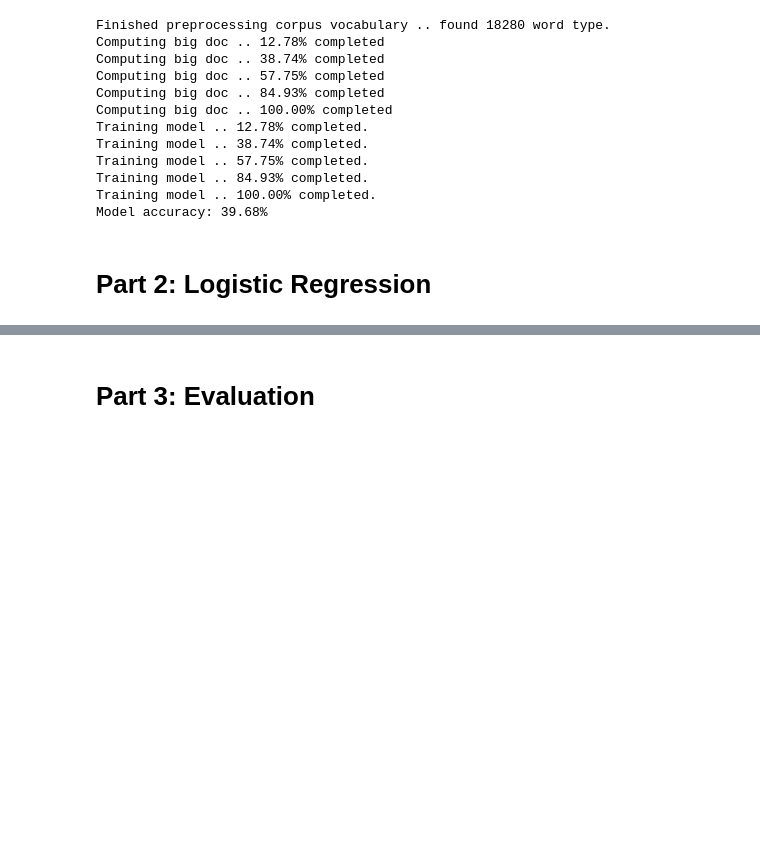
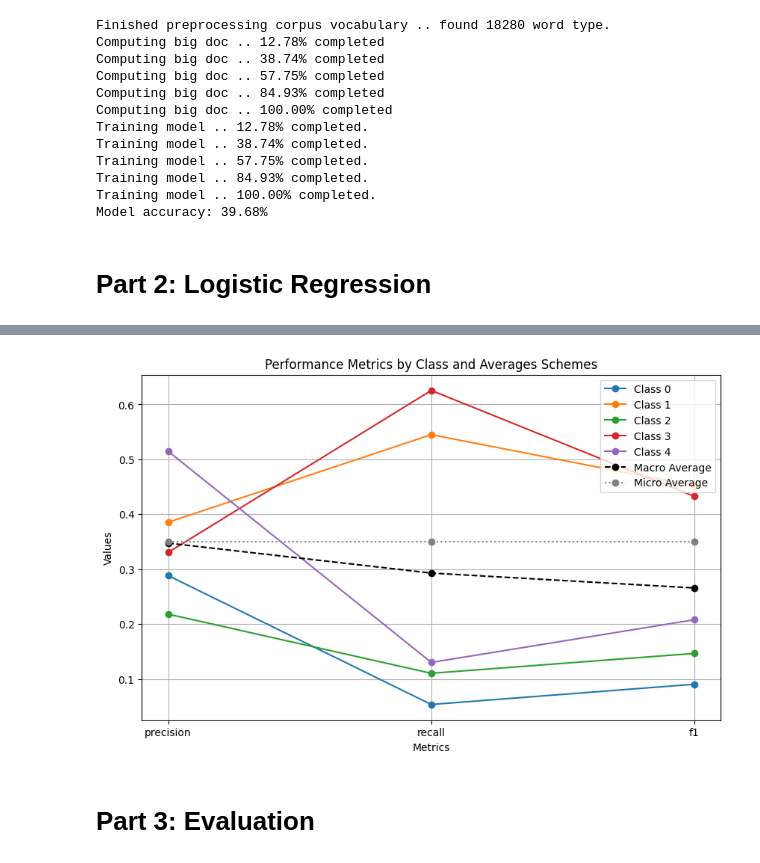
Before and after one commit to MariamAziz0/nlp-assignment1, a Jupyter notebook: src/driver_notebook.ipynb, the cells around one changed output, grey strips where cells are left out. Drawn from its saved outputs; the diff is of its cells as text; code cells hidden in the pictures; blank space fills up the shorter version.

Commit message:
Use logistic regression in the notebook

```diff
--- a/src/driver_notebook.ipynb
+++ b/src/driver_notebook.ipynb
@@ -54,0 +59,9 @@ Model accuracy: 39.68%
+# %%
+X_train = train_df[['sentence', 'tokens']].to_numpy()
+y_train = train_df['label'].to_numpy()
+
+X_validation = validation_df[['sentence', 'tokens']].to_numpy()
+y_validation = validation_df['label'].to_numpy()
+
+X_test = test_df[['sentence', 'tokens']].to_numpy()
+y_test = test_df['label'].to_numpy()
@@ -54,0 +70,3 @@ Model accuracy: 39.68%
+# %%
+logistic_regression = lr.LogisticRegression()
+logistic_regression.fit(X_train, y_train, X_validation, y_validation, 100)
@@ -54,0 +88,2 @@ Model accuracy: 39.68%
+# %%
+logistic_regression_y_hat = logistic_regression.predict(X_test)
@@ -54,0 +92,2 @@ Model accuracy: 39.68%
+# %%
+logistic_regression_evaluator = eval.Evaluator(y_test, logistic_regression_y_hat)
@@ -55,3 +124,7 @@ Model accuracy: 39.68%
+# %%
+logistic_regression_evaluator.plot_results()
+# %% [output]
+[figure, added]
 # %% [markdown]
 # Part 3: Evaluation
 # %%
```
Also changed, not shown: parts of 8 cells of this notebook.
